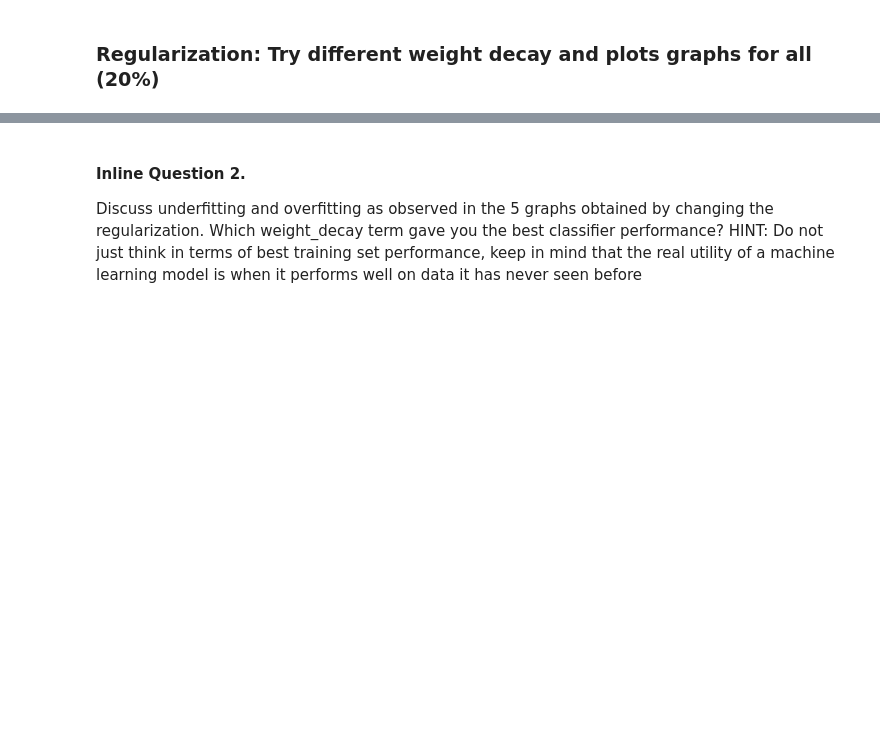
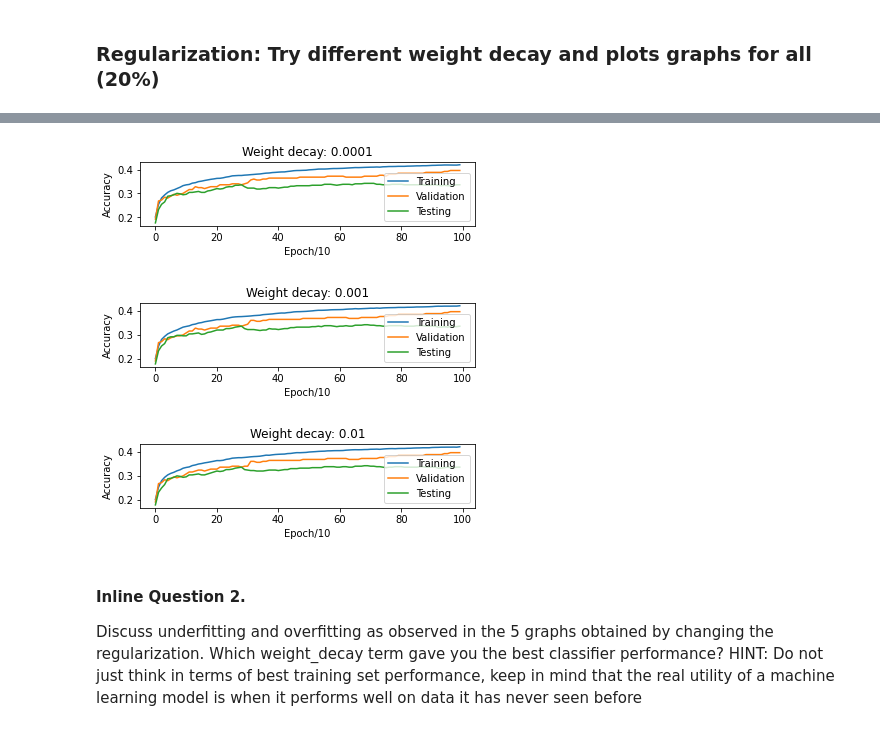
Before and after one commit to lintsao/ECE-285-HW1, a Jupyter notebook: logistic_regression.ipynb, the cells around one changed output, grey strips where cells are left out. Cells and saved outputs as stored; diff of their text form; code cells hidden in the pictures; blank space fills up the shorter version.

```diff
--- a/logistic_regression.ipynb
+++ b/logistic_regression.ipynb
@@ -170,11 +450,11 @@ Which one of these learning rates (best_lr) would you pick to train your model?
 # %% [markdown]
 ### Regularization: Try different weight decay and plots graphs for all (20%)
 # %%
-# Initialize a non-zero weight_decay (Regulzarization constant) term and repeat the training and evaluation
-# Use the best learning rate as obtained from the above excercise, best_lr
+# Initialize a non-zero weight_decay (Regularization constant) term and repeat the training and evaluation
+# Use the best learning rate as obtained from the above exercise, best_lr
 
 # You need to try 3 learning rates and submit all 3 graphs along with this notebook pdf to show your weight decay experiments
-weight_decays = []
+weight_decays = [0.0001, 0.001, 0.01]
 
 # FEEL FREE TO EXPERIMENT WITH OTHER VALUES. REPORT OTHER VALUES IF THEY ACHIEVE A BETTER PERFORMANCE
 
@@ -182,8 +462,16 @@ weight_decays = []
 # Step 1. train_accu, val_accu, test_accu = train(best_lr, weight_decay)
 # Step 2. plot_accuracies(train_accu, val_accu, test_accu)
 
+weight_decay_info = {}
+
 for weight_decay in weight_decays:
     # TODO: Train the classifier with different weighty decay and plot
     # pass
     t_ac, v_ac, te_ac, weights = train(best_learning_rate, weight_decay)
     weight_decay_info[weight_decay] = [t_ac, v_ac, te_ac, weights]
+
+    if best_v_ac < max(v_ac):
+        best_weights = weights
+        best_learning_rate = learning_rate
+        best_weight_decay = weight_decay
+        best_v_ac = max(v_ac)
@@ -190,3 +612,15 @@ for weight_decay in weight_decays:
+# %%
+for i, weight_decay in enumerate(weight_decays):
+    t_ac, v_ac, te_ac = weight_decay_info[weight_decay][0], weight_decay_info[weight_decay][1], weight_decay_info[weight_decay][2]
+    plt.subplot(3, 1, i + 1)
+    plt.title("Weight decay: {}".format(weight_decay))
+    plot_accuracies(t_ac, v_ac, te_ac)
+
+plt.show()
+# %% [output]
+[figure, added]
+[figure, added]
+[figure, added]
 # %% [markdown]
 #### Inline Question 2.
 
```
Also changed, not shown: parts of 6 cells of this notebook, 4 other files.
